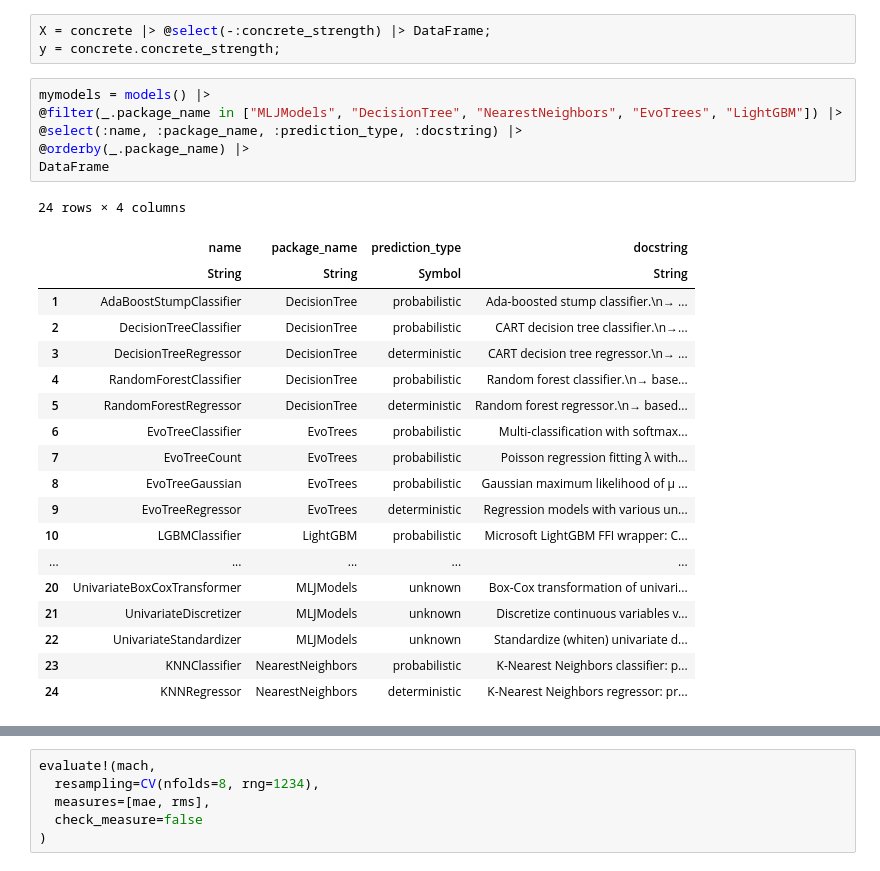
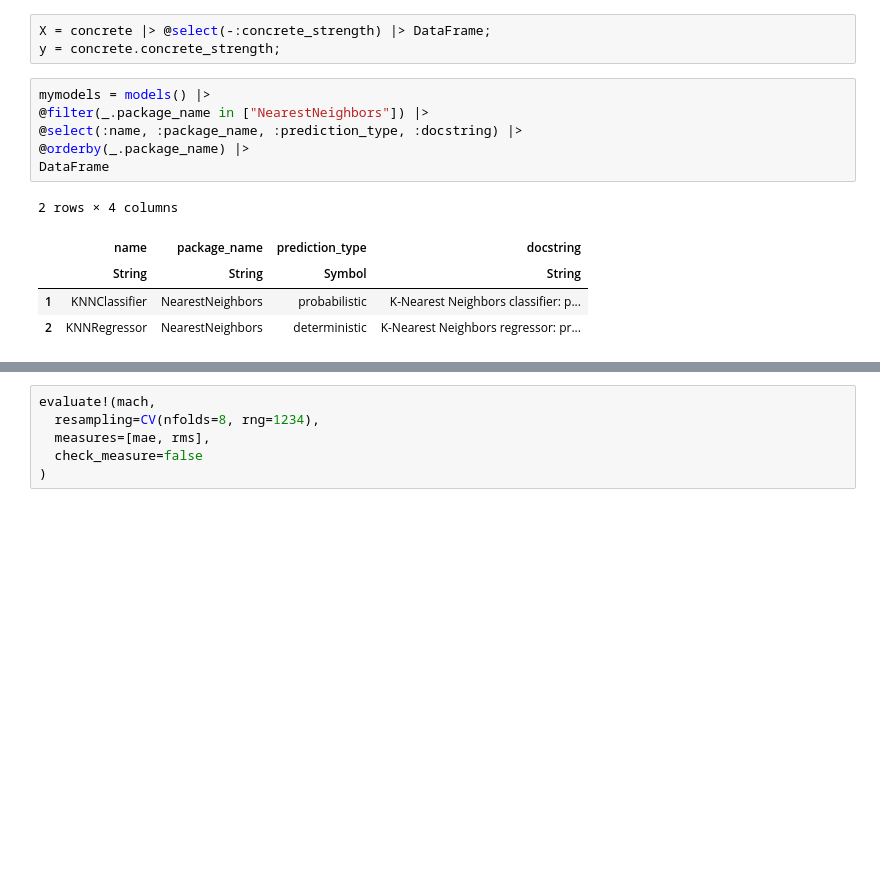
Before and after one commit to ronbactawar/Projects, a Jupyter notebook: concrete compression/Concrete Analysis.ipynb, the cells around one changed output, grey strips where cells are left out. Saved outputs shown, nothing was run; the diff lists cells and outputs as text; blank space fills up the shorter version.

```diff
--- a/concrete compression/Concrete Analysis.ipynb
+++ b/concrete compression/Concrete Analysis.ipynb
@@ -101,29 +101,15 @@ X = concrete |> @select(-:concrete_strength) |> DataFrame;
 y = concrete.concrete_strength;
 # %%
 mymodels = models() |>
-@filter(_.package_name in ["MLJModels", "DecisionTree", "NearestNeighbors", "EvoTrees", "LightGBM"]) |>
+@filter(_.package_name in ["NearestNeighbors"]) |>
 @select(:name, :package_name, :prediction_type, :docstring) |>
 @orderby(_.package_name) |>
 DataFrame
 # %% [output]
-24 rows × 4 columns
+2 rows × 4 columns
 |  | name | package_name | prediction_type | docstring |
 |  | String | String | Symbol | String |
-| 1 | AdaBoostStumpClassifier | DecisionTree | probabilistic | Ada-boosted stump classifier.\n→ ... |
-| 2 | DecisionTreeClassifier | DecisionTree | probabilistic | CART decision tree classifier.\n→... |
-| 3 | DecisionTreeRegressor | DecisionTree | deterministic | CART decision tree regressor.\n→ ... |
-| 4 | RandomForestClassifier | DecisionTree | probabilistic | Random forest classifier.\n→ base... |
-| 5 | RandomForestRegressor | DecisionTree | deterministic | Random forest regressor.\n→ based... |
-| 6 | EvoTreeClassifier | EvoTrees | probabilistic | Multi-classification with softmax... |
-| 7 | EvoTreeCount | EvoTrees | probabilistic | Poisson regression fitting λ with... |
-| 8 | EvoTreeGaussian | EvoTrees | probabilistic | Gaussian maximum likelihood of μ ... |
-| 9 | EvoTreeRegressor | EvoTrees | deterministic | Regression models with various un... |
-| 10 | LGBMClassifier | LightGBM | probabilistic | Microsoft LightGBM FFI wrapper: C... |
-| ... | ... | ... | ... | ... |
-| 20 | UnivariateBoxCoxTransformer | MLJModels | unknown | Box-Cox transformation of univari... |
-| 21 | UnivariateDiscretizer | MLJModels | unknown | Discretize continuous variables v... |
-| 22 | UnivariateStandardizer | MLJModels | unknown | Standardize (whiten) univariate d... |
-| 23 | KNNClassifier | NearestNeighbors | probabilistic | K-Nearest Neighbors classifier: p... |
-| 24 | KNNRegressor | NearestNeighbors | deterministic | K-Nearest Neighbors regressor: pr... |
+| 1 | KNNClassifier | NearestNeighbors | probabilistic | K-Nearest Neighbors classifier: p... |
+| 2 | KNNRegressor | NearestNeighbors | deterministic | K-Nearest Neighbors regressor: pr... |
 # %%
 # Select X and y
```
Also changed, not shown: parts of 9 cells of this notebook, 1 other file.
